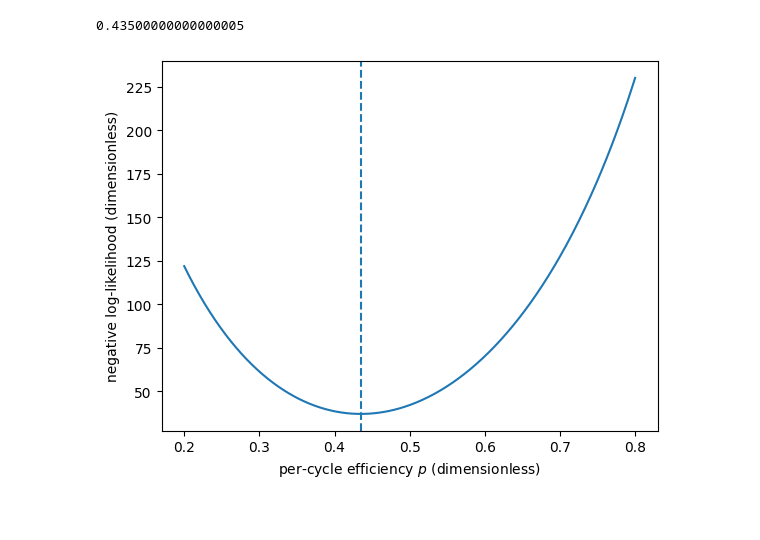
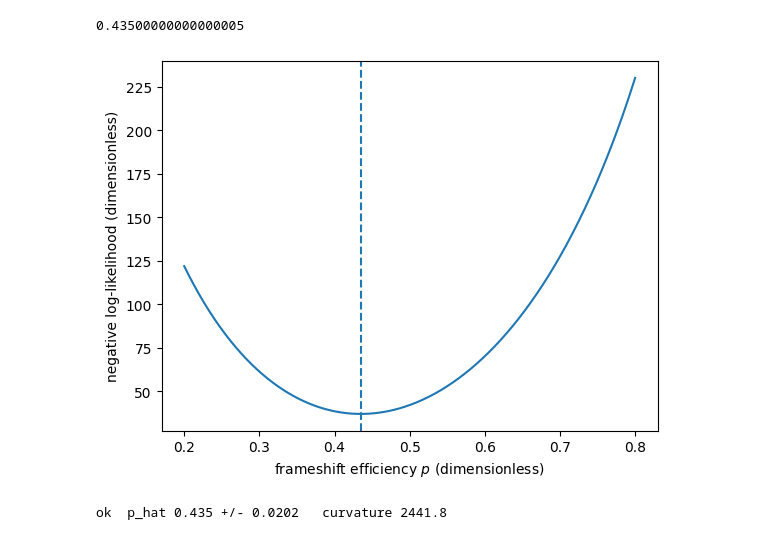
Before and after one commit to Clara3786/Project-Genome-Scale-CRISPR-Cas9-Knockout-Screening-in-Human-Cells, a Jupyter notebook: Project.ipynb, the cells around one changed output. Saved outputs shown, nothing was run; the diff lists cells and outputs as text; code cells hidden in the pictures.

Commit message:
Curvature and projcet card

```diff
--- a/Project.ipynb
+++ b/Project.ipynb
@@ -126,7 +163,7 @@ print(binomial(100, 0.5, 40))
 # %%
 
 def nll(p):
-    """Minus the log of the likelihood: the same score written as a sum, which stays in a readable range."""
+    """ Minus the log of the likelihood """
     total = 0
 
     for frame in frameshift:
@@ -149,8 +186,8 @@ print(p_hat)
 # %%
 plt.plot(grid, scores)
 plt.axvline(p_hat, ls="--")
-plt.xlabel("per-cycle efficiency $p$ (dimensionless)")
+plt.xlabel("frameshift efficiency $p$ (dimensionless)")
 plt.ylabel("negative log-likelihood (dimensionless)")
 plt.show()
 # %% [output]
-[figure, old version]
+[figure, new version]
@@ -156,0 +199,4 @@ plt.show()
+# %%
+print("ok  p_hat", round(p_hat, 3), "+/-", round(se_p, 4), "  curvature", round(curvature, 1))
+# %% [output]
+ok  p_hat 0.435 +/- 0.0202   curvature 2441.8
```
Also changed, not shown: parts of 5 cells of this notebook.
